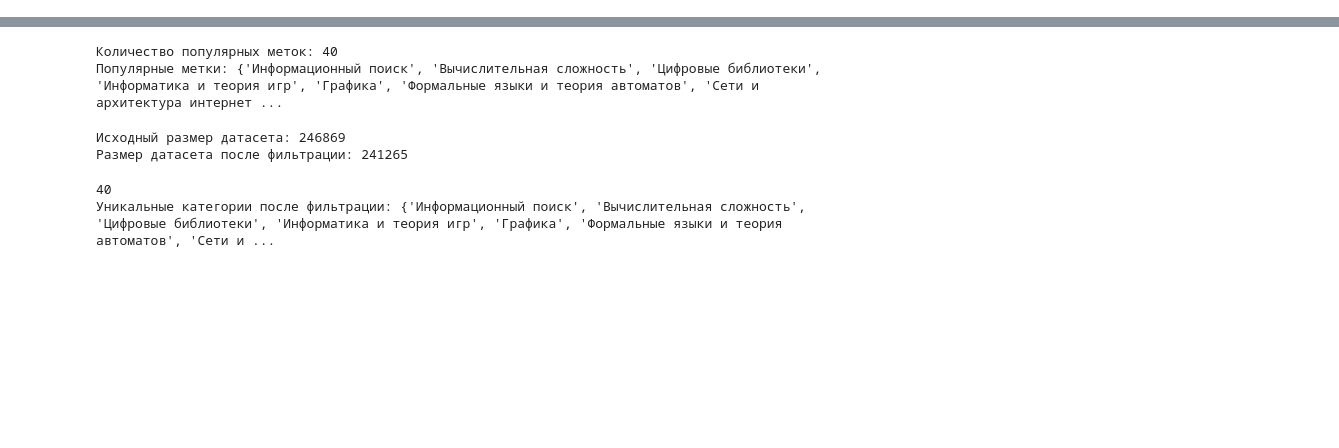
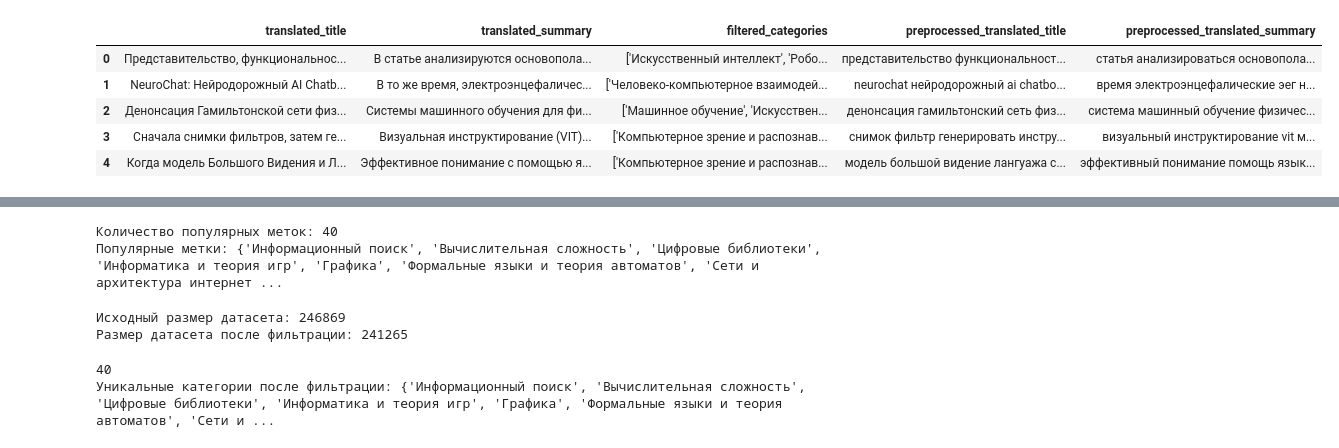
Before and after one commit to Cnaraa/websiteClassification, a Jupyter notebook: prepare_categories.ipynb, the cells around one changed output, grey strips where cells are left out. Saved outputs shown, nothing was run; the diff lists cells and outputs as text; code cells hidden in the pictures; blank space fills up the shorter version.

```diff
--- a/prepare_categories.ipynb
+++ b/prepare_categories.ipynb
@@ -1,5 +1,14 @@
 # %%
 import pandas as pd
 
-df = pd.read_csv('translated_data.csv')
+df = pd.read_csv('preprocessed_final_dataset.csv')
+# %%
+df.head(5)
+# %% [output]
+|  | translated_title | translated_summary | filtered_categories | preprocessed_translated_title | preprocessed_translated_summary |
+| 0 | Представительство, функциональнос... | В статье анализируются основопола... | ['Искусственный интеллект', 'Робо... | представительство функциональност... | статья анализироваться основопола... |
+| 1 | NeuroChat: Нейродорожный AI Chatb... | В то же время, электроэнцефаличес... | ['Человеко-компьютерное взаимодей... | neurochat нейродорожный ai chatbo... | время электроэнцефалические эег н... |
+| 2 | Денонсация Гамильтонской сети физ... | Системы машинного обучения для фи... | ['Машинное обучение', 'Искусствен... | денонсация гамильтонский сеть физ... | система машинный обучение физичес... |
+| 3 | Сначала снимки фильтров, затем ге... | Визуальная инструктирование (VIT)... | ['Компьютерное зрение и распознав... | снимок фильтр генерировать инстру... | визуальный инструктирование vit м... |
+| 4 | Когда модель Большого Видения и Л... | Эффективное понимание с помощью я... | ['Компьютерное зрение и распознав... | модель большой видение лангуажа с... | эффективный понимание помощь язык... |
 # %%
```
Also changed, not shown: parts of 6 cells of this notebook, 49 other files.
